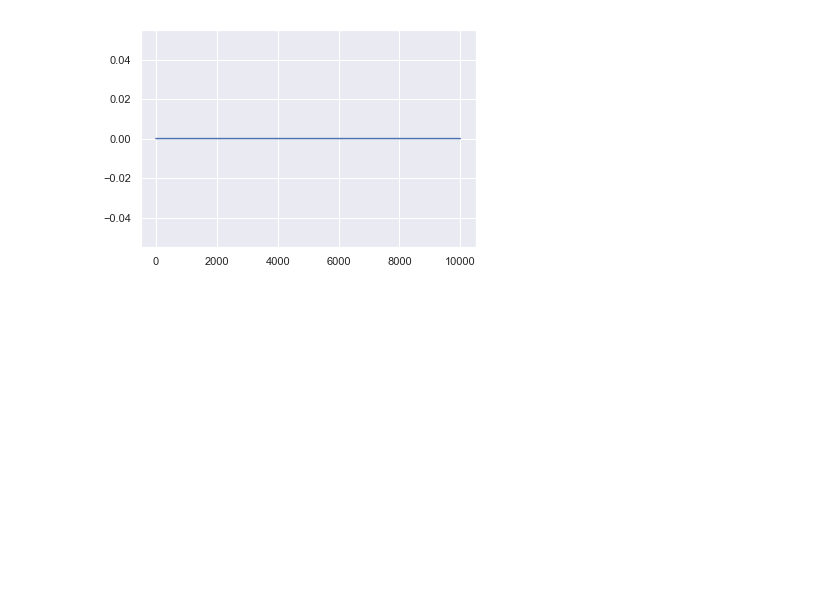
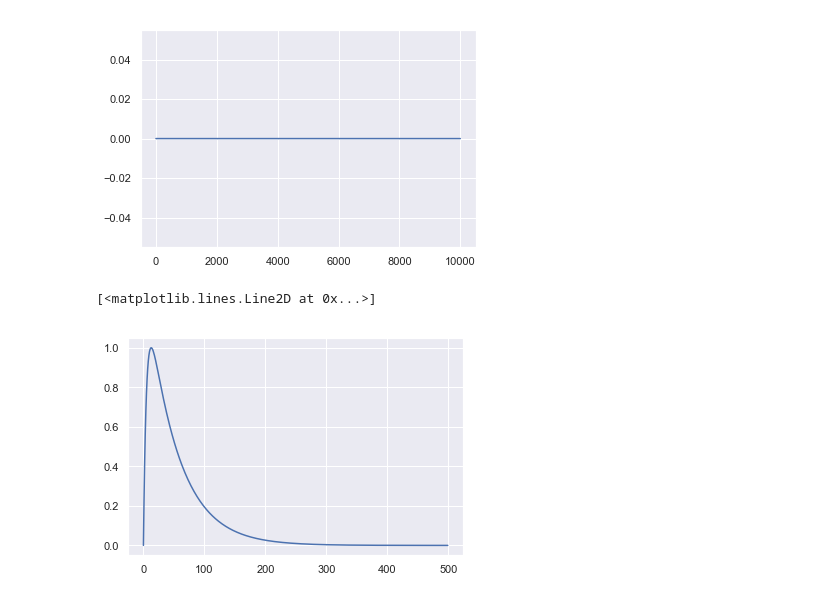
Before and after one commit to nsbspl/async-spike-propagation, a Jupyter notebook: main.ipynb, the cells around one changed output. Cells and saved outputs as stored; diff of their text form; code cells hidden in the pictures; blank space fills up the shorter version.

```diff
--- a/main.ipynb
+++ b/main.ipynb
@@ -92,3 +92,19 @@ plt.plot(M_S)
 # %% [output]
 [<matplotlib.lines.Line2D at 0x...>]
 [figure]
+# %%
+v_E = 0.0
+v_ave = -67.0
+
+tau_rise = 0.5
+tau_fall = 5.0
+syn_kernel_len = 50.0
+
+syn_waveform = id_synaptic_waveform(dt, syn_kernel_len, tau_rise, tau_fall)
+syn_wave_len = syn_waveform.shape[0]
+t_steps = F_binary.shape[0]
+# %%
+plt.plot(syn_waveform)
+# %% [output]
+[<matplotlib.lines.Line2D at 0x...>]
+[figure, added]
```
Also changed, not shown: parts of 11 cells of this notebook, 1 other file.
